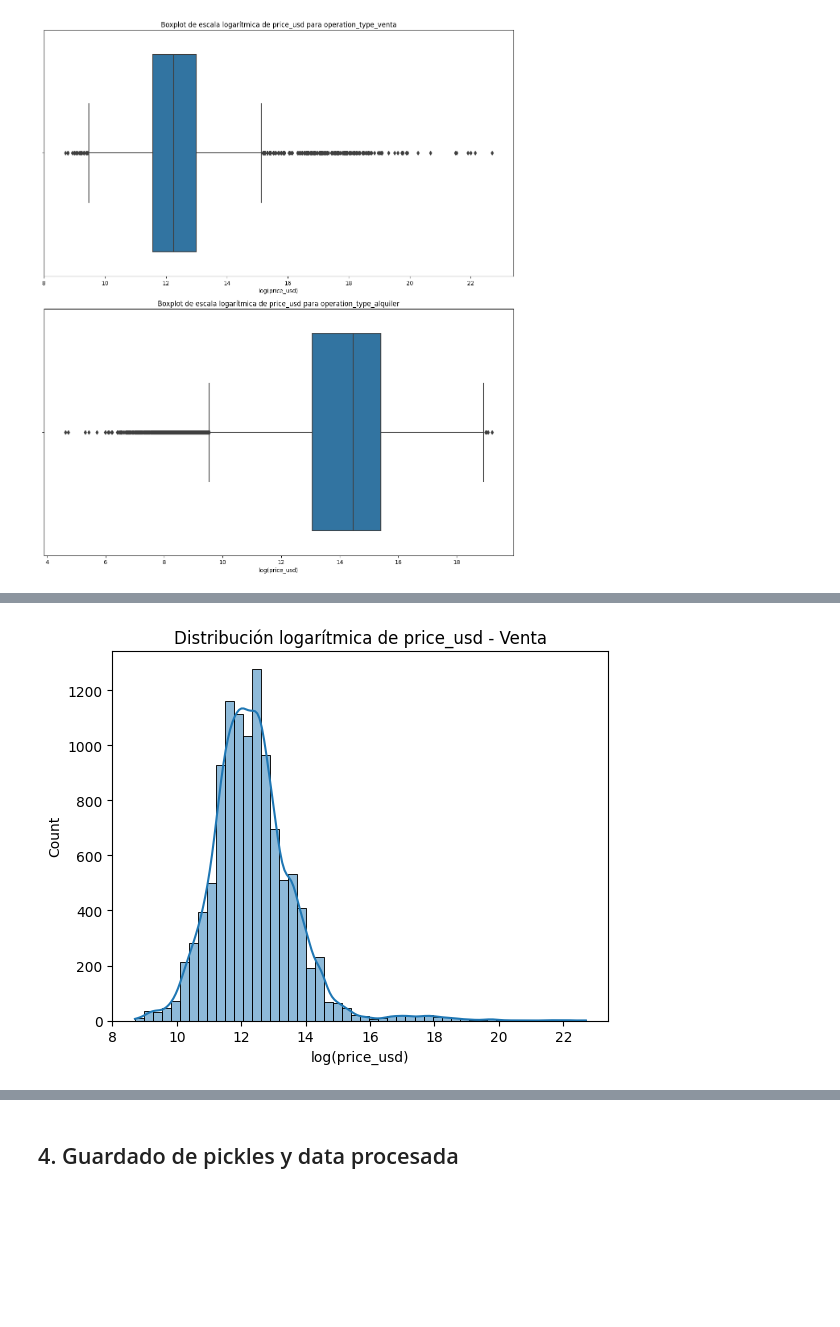
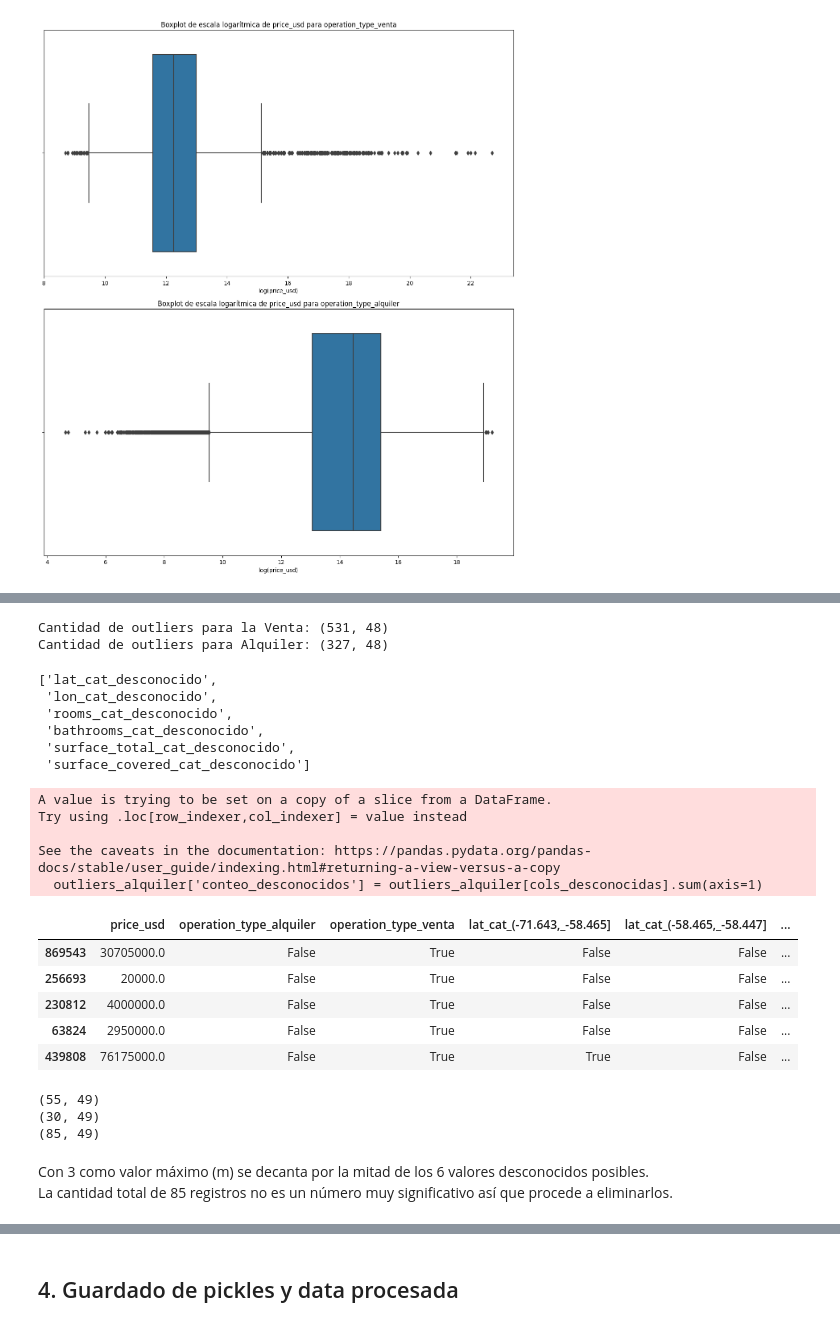
Before and after one commit to pixelciosa/Model_Price_prediction, a Jupyter notebook: notebooks/01_EDA.ipynb, the cells around one changed output, grey strips where cells are left out. Drawn from its saved outputs; the diff is of its cells as text; code cells hidden in the pictures; blank space fills up the shorter version.

```diff
--- a/notebooks/01_EDA.ipynb
+++ b/notebooks/01_EDA.ipynb
@@ -833,7 +822,35 @@ plt.show()
-# %%
-sns.histplot(df[df['operation_type_venta']==True]['price_usd_log'], bins=50, kde=True)
-plt.title('Distribución logarítmica de price_usd - Venta')
-plt.xlabel('log(price_usd)')
-plt.show()
-# %% [output]
-[figure, removed]
+# %%
+print(f'Cantidad de outliers para la Venta: {outliers_venta.shape}')
+print(f'Cantidad de outliers para Alquiler: {outliers_alquiler.shape}')
+# %% [output]
+Cantidad de outliers para la Venta: (531, 48)
+Cantidad de outliers para Alquiler: (327, 48)
+# %%
+
+cols_desconocidas = [c for c in df.columns if 'desconocido' in c]
+cols_desconocidas
+# %% [output]
+['lat_cat_desconocido',
+ 'lon_cat_desconocido',
+ 'rooms_cat_desconocido',
+ 'bathrooms_cat_desconocido',
+ 'surface_total_cat_desconocido',
+ 'surface_covered_cat_desconocido']
+# %%
+# Calculo la cantidad de "desconocidos" provenientes de valores NaN para los outliers de alquiler y venta
+outliers_alquiler['conteo_desconocidos'] = outliers_alquiler[cols_desconocidas].sum(axis=1)
+outliers_venta['conteo_desconocidos'] = outliers_venta[cols_desconocidas].sum(axis=1)
+
+outliers_venta.sample(5)
+# %% [output]
+A value is trying to be set on a copy of a slice from a DataFrame.
+Try using .loc[row_indexer,col_indexer] = value instead
+
+See the caveats in the documentation: https://pandas.pydata.org/pandas-docs/stable/user_guide/indexing.html#returning-a-view-versus-a-copy
+  outliers_alquiler['conteo_desconocidos'] = outliers_alquiler[cols_desconocidas].sum(axis=1)
+|  | price_usd | operation_type_alquiler | operation_type_venta | lat_cat_(-71.643,_-58.465] | lat_cat_(-58.465,_-58.447] | ... |
+| 869543 | 30705000.0 | False | True | False | False | ... |
+| 256693 | 20000.0 | False | True | False | False | ... |
+| 230812 | 4000000.0 | False | True | False | False | ... |
+| 63824 | 2950000.0 | False | True | False | False | ... |
+| 439808 | 76175000.0 | False | True | True | False | ... |
@@ -839,0 +861,14 @@ plt.show()
+# %%
+loc_ov = outliers_venta.loc[outliers_venta['conteo_desconocidos'] >= m]
+loc_oa = outliers_alquiler.loc[outliers_alquiler['conteo_desconocidos'] >= m]
+loc_o = loc_oa.add(loc_ov)
+print(loc_ov.shape)
+print(loc_oa.shape)
+print(loc_o.shape)
+# %% [output]
+(55, 49)
+(30, 49)
+(85, 49)
+# %% [markdown]
+Con 3 como valor máximo (m) se decanta por la mitad de los 6 valores desconocidos posibles. <br>
+La cantidad total de 85 registros  no es un número muy significativo así que procede a eliminarlos.
```
Also changed, not shown: parts of 27 cells of this notebook.
